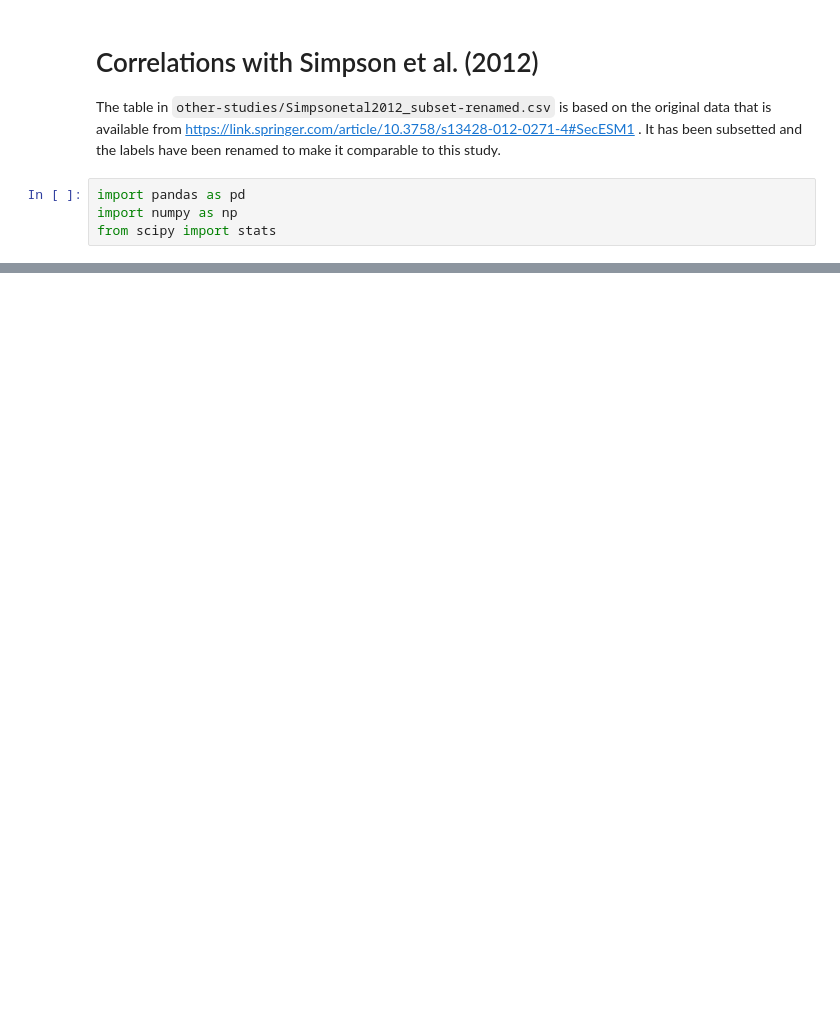
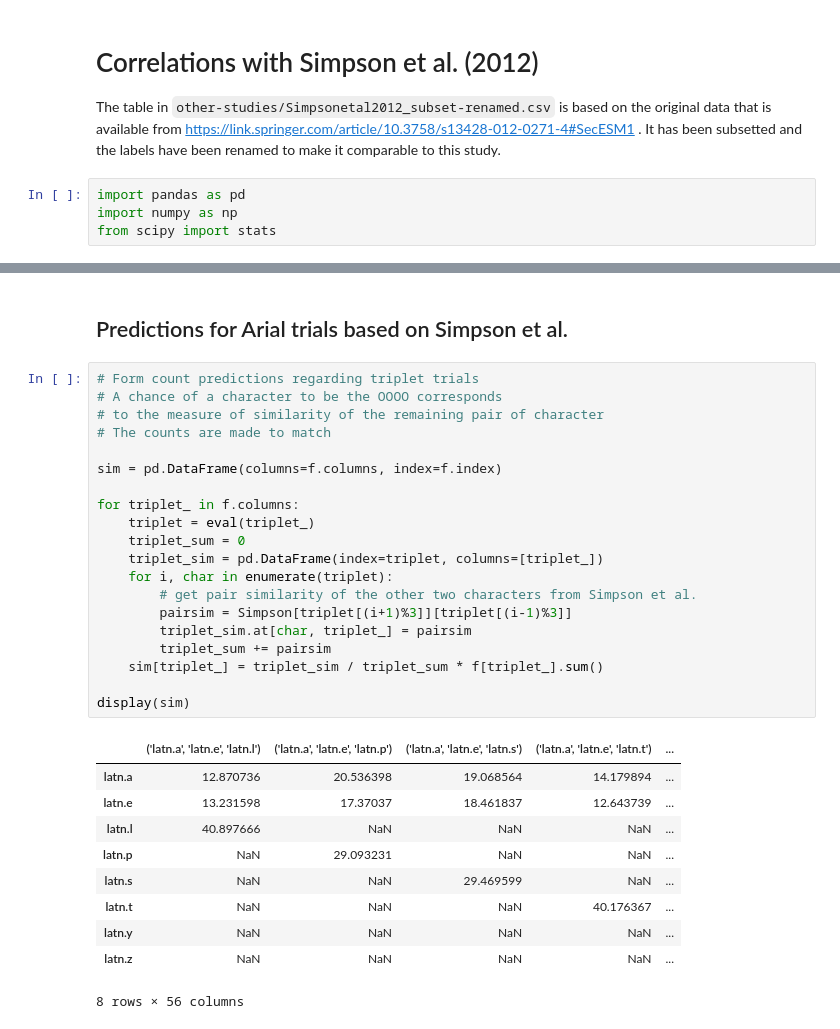
Before and after one commit to MrBrezina/context-sensitive-visual-similarity, a Jupyter notebook: data/correlations-with-simpson-et-al.ipynb, the cells around one changed output, grey strips where cells are left out. Drawn from its saved outputs; the diff is of its cells as text; blank space fills up the shorter version.

```diff
--- a/data/correlations-with-simpson-et-al.ipynb
+++ b/data/correlations-with-simpson-et-al.ipynb
@@ -72,0 +87,33 @@ Corrected alpha is: 0.00385 , for the number of hypotheses: 13
+# %% [markdown]
+## Predictions for Arial trials based on Simpson et al.
+# %%
+# Form count predictions regarding triplet trials
+# A chance of a character to be the OOOO corresponds
+# to the measure of similarity of the remaining pair of character
+# The counts are made to match
+
+sim = pd.DataFrame(columns=f.columns, index=f.index)
+
+for triplet_ in f.columns:
+    triplet = eval(triplet_)
+    triplet_sum = 0
+    triplet_sim = pd.DataFrame(index=triplet, columns=[triplet_])
+    for i, char in enumerate(triplet):
+        # get pair similarity of the other two characters from Simpson et al.
+        pairsim = Simpson[triplet[(i+1)%3]][triplet[(i-1)%3]]
+        triplet_sim.at[char, triplet_] = pairsim
+        triplet_sum += pairsim
+    sim[triplet_] = triplet_sim / triplet_sum * f[triplet_].sum()
+
+display(sim)
+# %% [output]
+|  | ('latn.a', 'latn.e', 'latn.l') | ('latn.a', 'latn.e', 'latn.p') | ('latn.a', 'latn.e', 'latn.s') | ('latn.a', 'latn.e', 'latn.t') | ... |
+| latn.a | 12.870736 | 20.536398 | 19.068564 | 14.179894 | ... |
+| latn.e | 13.231598 | 17.37037 | 18.461837 | 12.643739 | ... |
+| latn.l | 40.897666 | NaN | NaN | NaN | ... |
+| latn.p | NaN | 29.093231 | NaN | NaN | ... |
+| latn.s | NaN | NaN | 29.469599 | NaN | ... |
+| latn.t | NaN | NaN | NaN | 40.176367 | ... |
+| latn.y | NaN | NaN | NaN | NaN | ... |
+| latn.z | NaN | NaN | NaN | NaN | ... |
+8 rows × 56 columns
```
Also changed, not shown: parts of 4 cells of this notebook, 3 other files.
